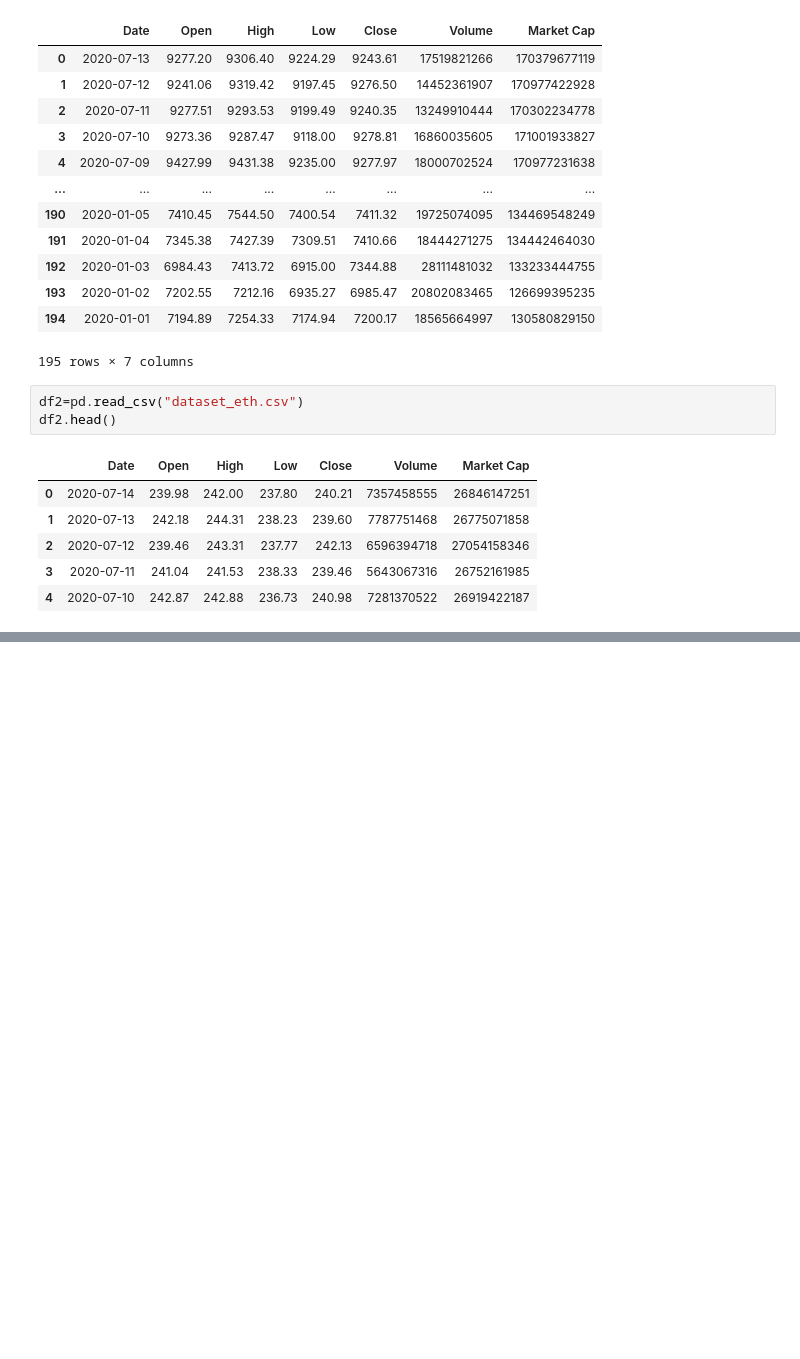
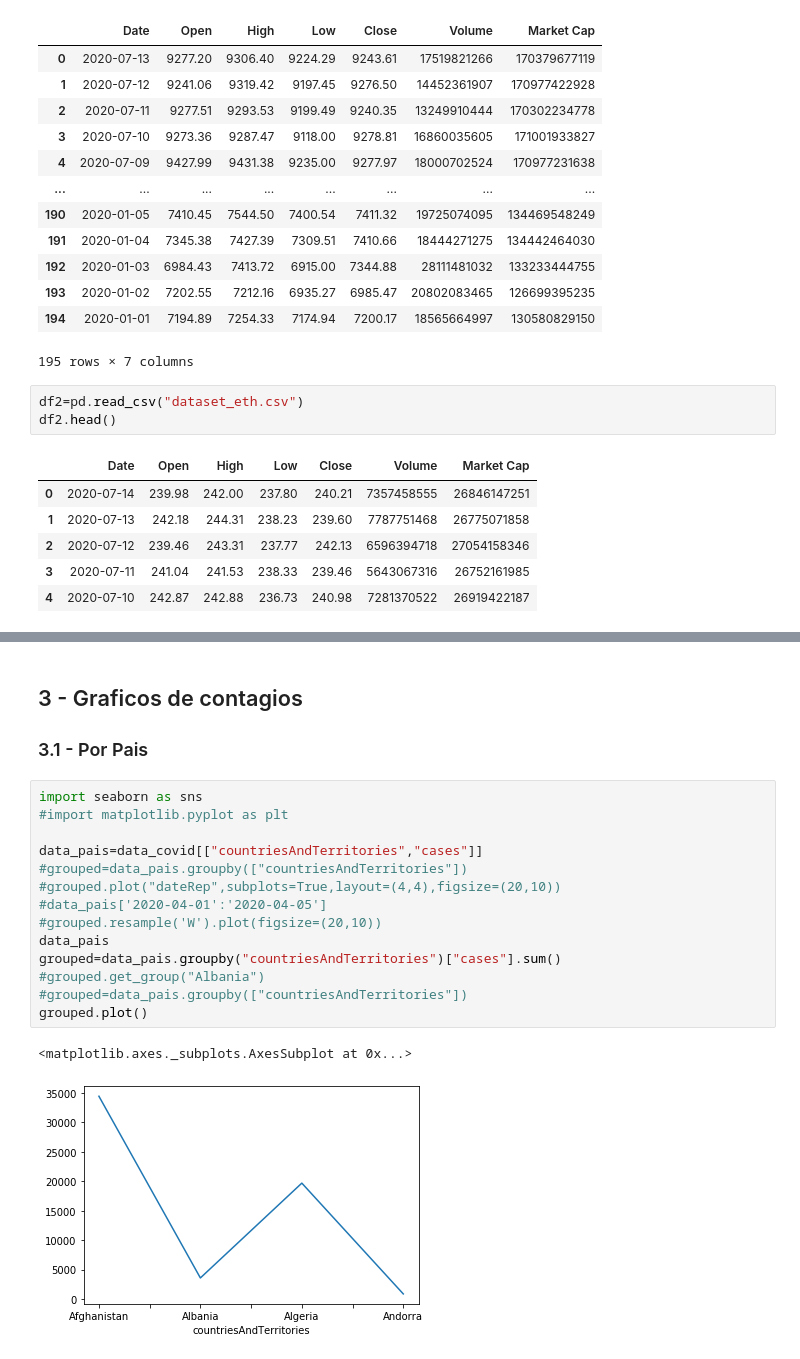
Before and after one commit to christiangfv/Proyecto_criptomonedas_covid19, a Jupyter notebook: CodelCOVID-19.ipynb, the cells around one changed output, grey strips where cells are left out. Saved outputs shown, nothing was run; the diff lists cells and outputs as text; blank space fills up the shorter version.

```diff
--- a/CodelCOVID-19.ipynb
+++ b/CodelCOVID-19.ipynb
@@ -51,0 +71,20 @@ data_covid.head(10)
+# %% [markdown]
+## 3 - Graficos de contagios ##
+### 3.1 - Por Pais ###
+# %%
+import seaborn as sns
+#import matplotlib.pyplot as plt
+
+data_pais=data_covid[["countriesAndTerritories","cases"]]
+#grouped=data_pais.groupby(["countriesAndTerritories"])
+#grouped.plot("dateRep",subplots=True,layout=(4,4),figsize=(20,10))
+#data_pais['2020-04-01':'2020-04-05']
+#grouped.resample('W').plot(figsize=(20,10))
+data_pais
+grouped=data_pais.groupby("countriesAndTerritories")["cases"].sum()
+#grouped.get_group("Albania")
+#grouped=data_pais.groupby(["countriesAndTerritories"])
+grouped.plot()
+# %% [output]
+<matplotlib.axes._subplots.AxesSubplot at 0x...>
+[figure, added]
```
Also changed, not shown: parts of 5 cells of this notebook, 2 other files.
